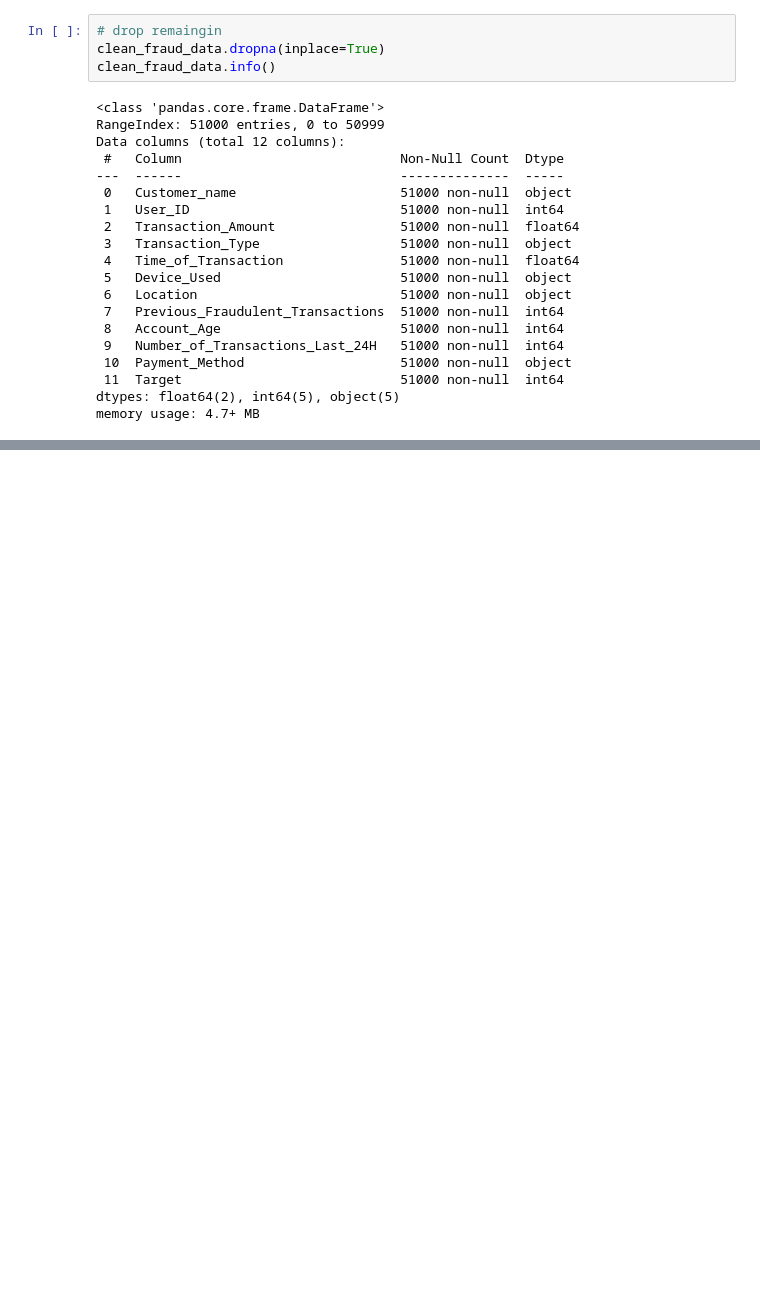
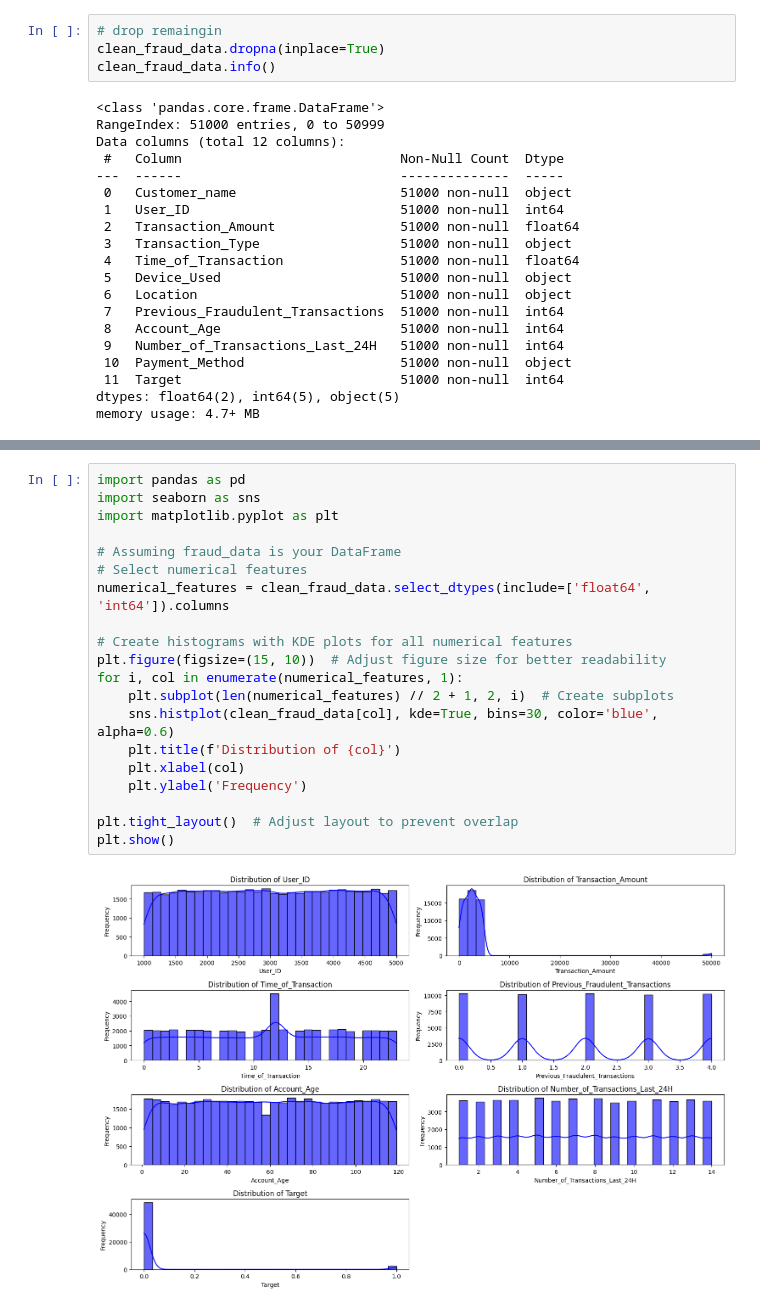
Before and after one commit to ruksad/descriptive-stats, a Jupyter notebook: lectures/24_22Mar_weekend/assignment/RYPDI0GT7H.ipynb, the cells around one changed output, grey strips where cells are left out. Saved outputs shown, nothing was run; the diff lists cells and outputs as text; blank space fills up the shorter version.

Commit message:
plotting the features with KDE using sns

```diff
--- a/lectures/24_22Mar_weekend/assignment/RYPDI0GT7H.ipynb
+++ b/lectures/24_22Mar_weekend/assignment/RYPDI0GT7H.ipynb
@@ -297,0 +316,22 @@ memory usage: 4.7+ MB
+# %%
+import pandas as pd
+import seaborn as sns
+import matplotlib.pyplot as plt
+
+# Assuming fraud_data is your DataFrame
+# Select numerical features
+numerical_features = clean_fraud_data.select_dtypes(include=['float64', 'int64']).columns
+
+# Create histograms with KDE plots for all numerical features
+plt.figure(figsize=(15, 10))  # Adjust figure size for better readability
+for i, col in enumerate(numerical_features, 1):
+    plt.subplot(len(numerical_features) // 2 + 1, 2, i)  # Create subplots
+    sns.histplot(clean_fraud_data[col], kde=True, bins=30, color='blue', alpha=0.6)
+    plt.title(f'Distribution of {col}')
+    plt.xlabel(col)
+    plt.ylabel('Frequency')
+
+plt.tight_layout()  # Adjust layout to prevent overlap
+plt.show()
+# %% [output]
+[figure, added]
```
Also changed, not shown: parts of 3 cells of this notebook, 1 other file.
